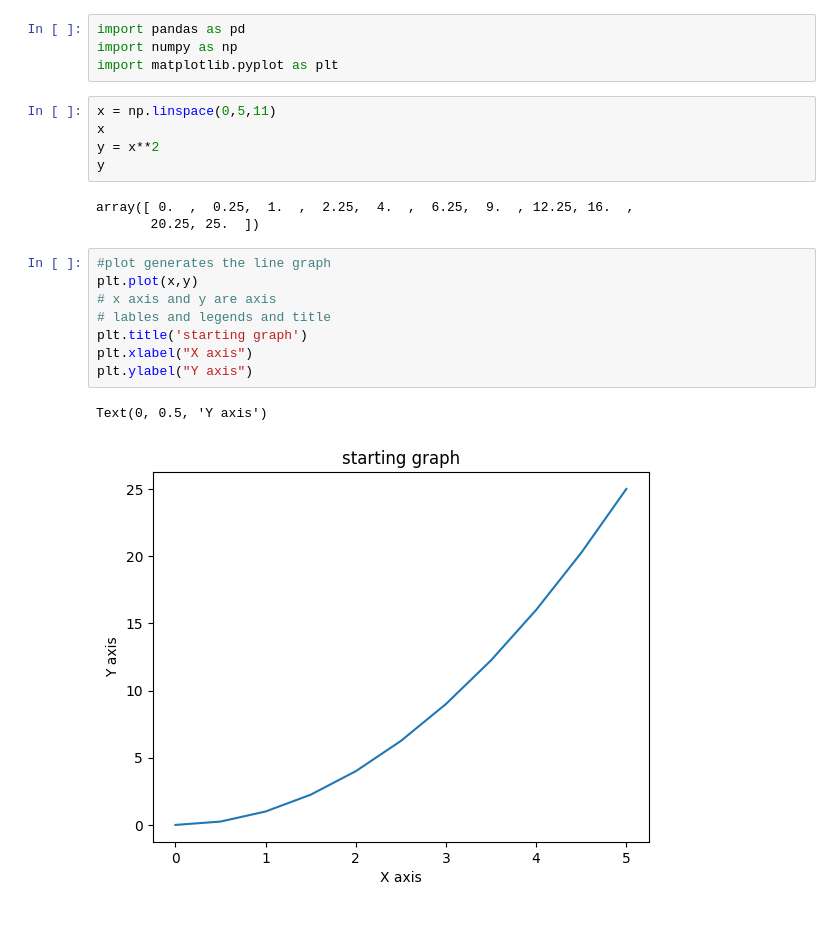
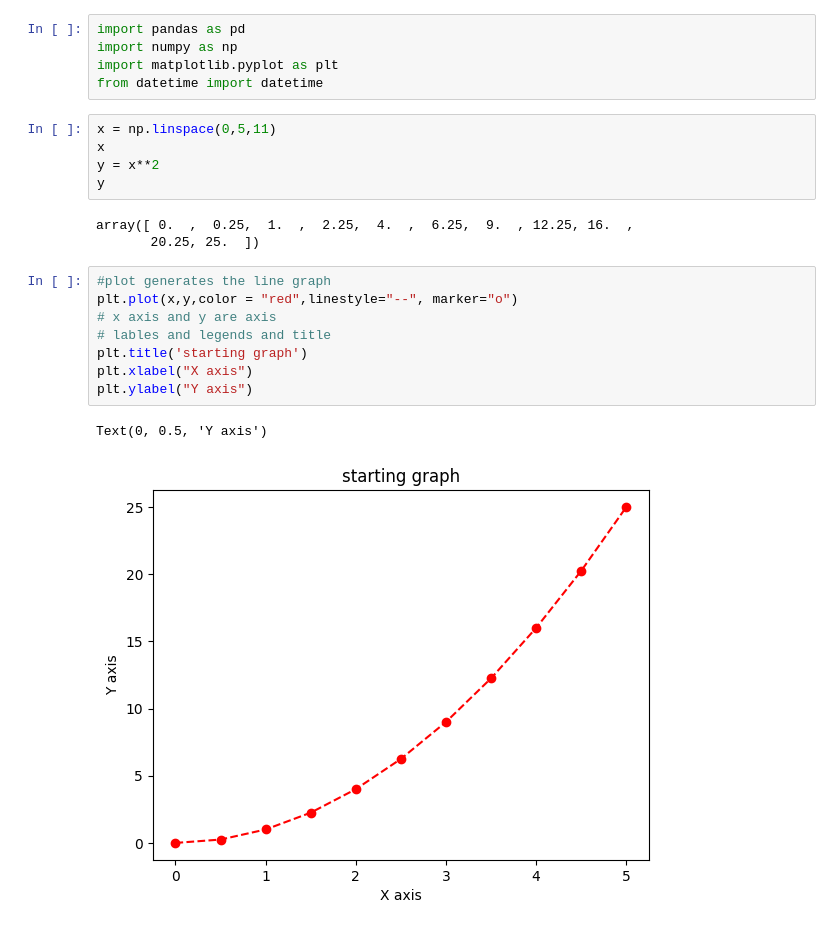
Before and after one commit to 05tanish/ml-journey, a Jupyter notebook: Matplotlib/1.ipynb, the cells around one changed output. Cells and saved outputs as stored; diff of their text form.

Commit message:
feat: implement basic matplotlib plotting logic in 1.ipynb and add sample images

```diff
--- a/Matplotlib/1.ipynb
+++ b/Matplotlib/1.ipynb
@@ -2,6 +2,7 @@
 import pandas as pd
 import numpy as np
 import matplotlib.pyplot as plt
+from datetime import datetime
 # %%
 x = np.linspace(0,5,11)
 x
@@ -12,15 +13,15 @@ array([ 0.  ,  0.25,  1.  ,  2.25,  4.  ,  6.25,  9.  , 12.25, 16.  ,
        20.25, 25.  ])
 # %%
 #plot generates the line graph
-plt.plot(x,y)
+plt.plot(x,y,color = "red",linestyle="--", marker="o")
 # x axis and y are axis
 # lables and legends and title
 plt.title('starting graph')
 plt.xlabel("X axis")
 plt.ylabel("Y axis")
 # %% [output]
 Text(0, 0.5, 'Y axis')
-[figure, old version]
+[figure, new version]
 # %%
 # sub plot -> Matlab Multiple plot ik saath bana na
 #+-------------------------------+
```
Also changed, not shown: parts of 24 cells of this notebook, 2 other files.
